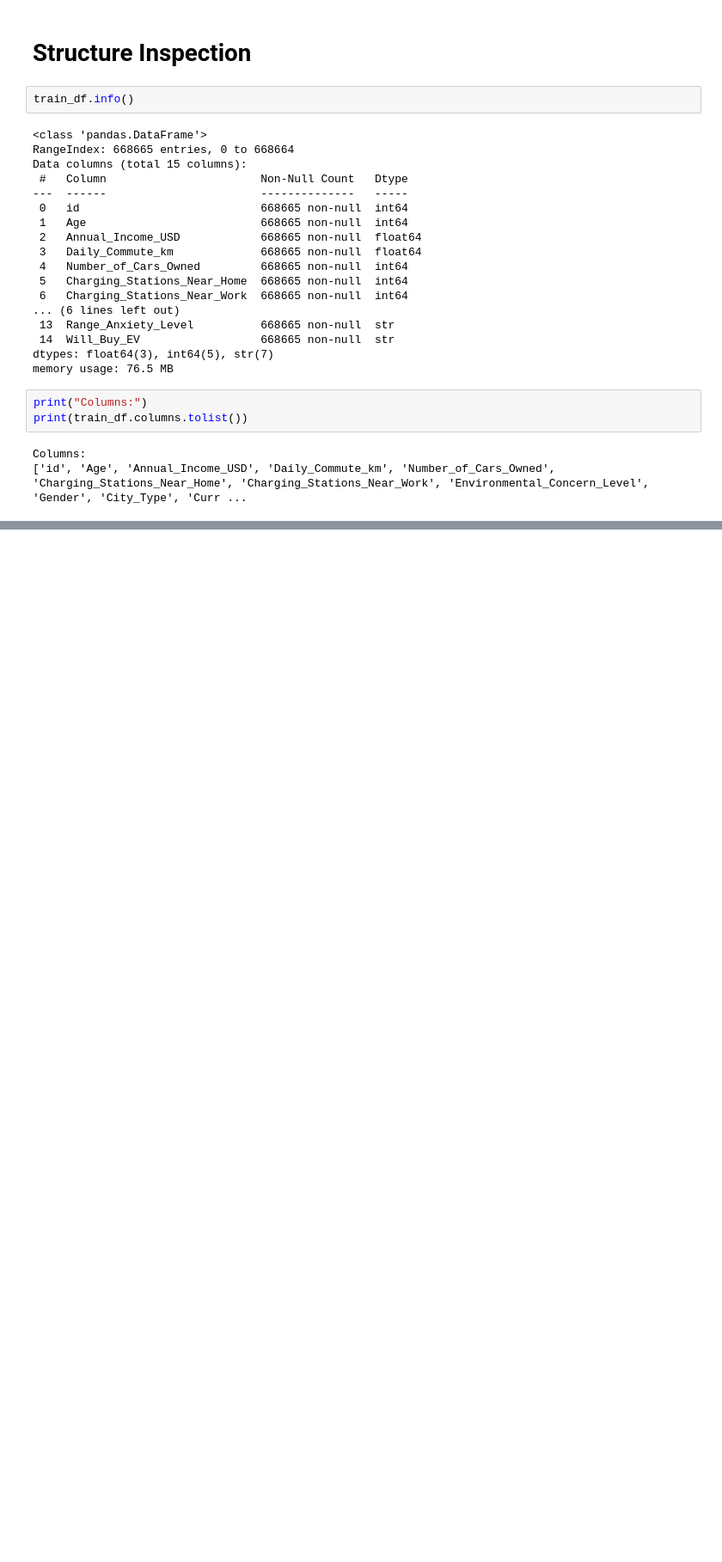
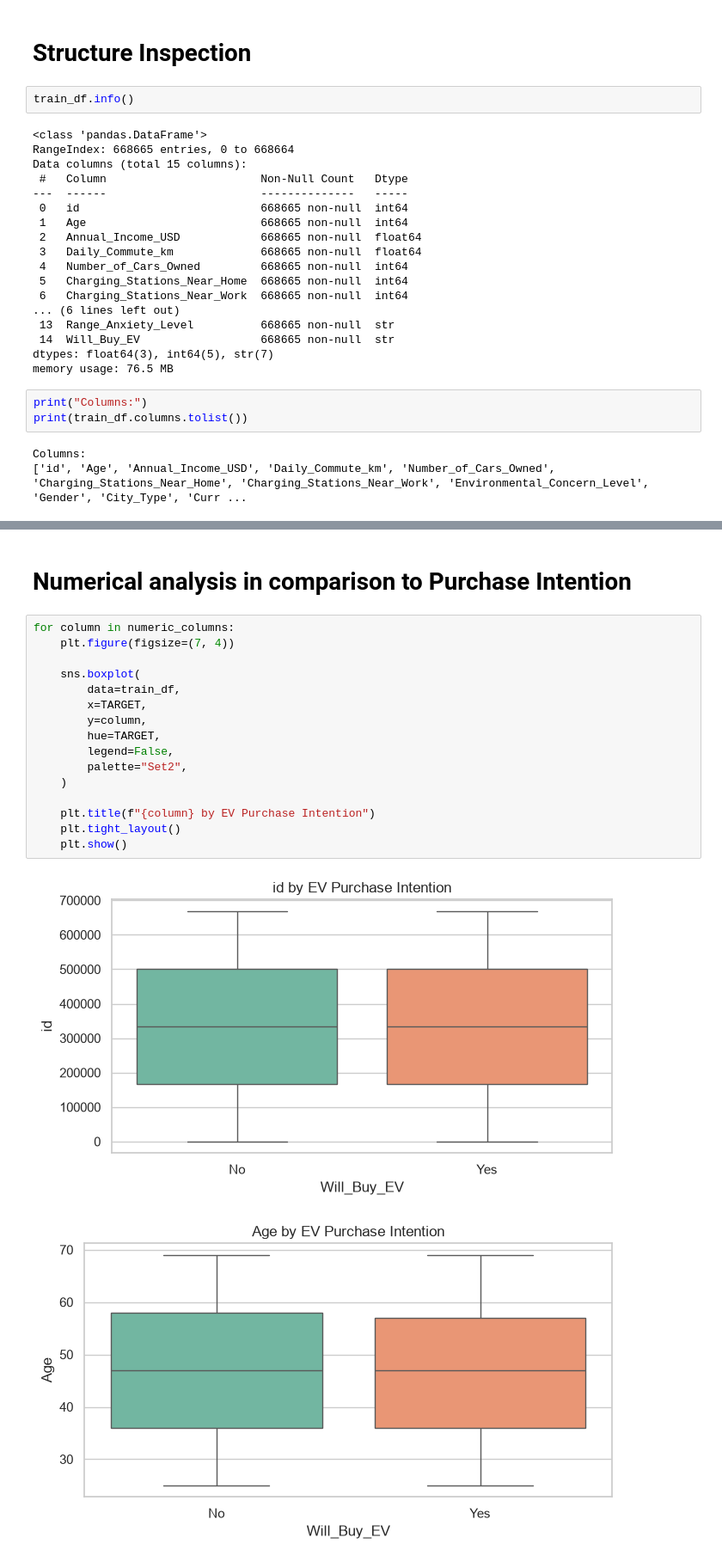
Before and after one commit to Zaine2k/EVPredictor, a Jupyter notebook: exploration/eda.ipynb, the cells around one changed output, grey strips where cells are left out. Shown at 86% size. Cells and saved outputs as stored; diff of their text form; blank space fills up the shorter version.

```diff
--- a/exploration/eda.ipynb
+++ b/exploration/eda.ipynb
@@ -74,0 +158,21 @@ display(train_df.describe(include="all").T)
+# %% [markdown]
+# Numerical analysis in comparison to Purchase Intention
+# %%
+for column in numeric_columns:
+    plt.figure(figsize=(7, 4))
+
+    sns.boxplot(
+        data=train_df,
+        x=TARGET,
+        y=column,
+        hue=TARGET,
+        legend=False,
+        palette="Set2",
+    )
+
+    plt.title(f"{column} by EV Purchase Intention")
+    plt.tight_layout()
+    plt.show()
+# %% [output]
+[figure, added]
+[figure, added]
```
Also changed, not shown: parts of 7 cells of this notebook.
